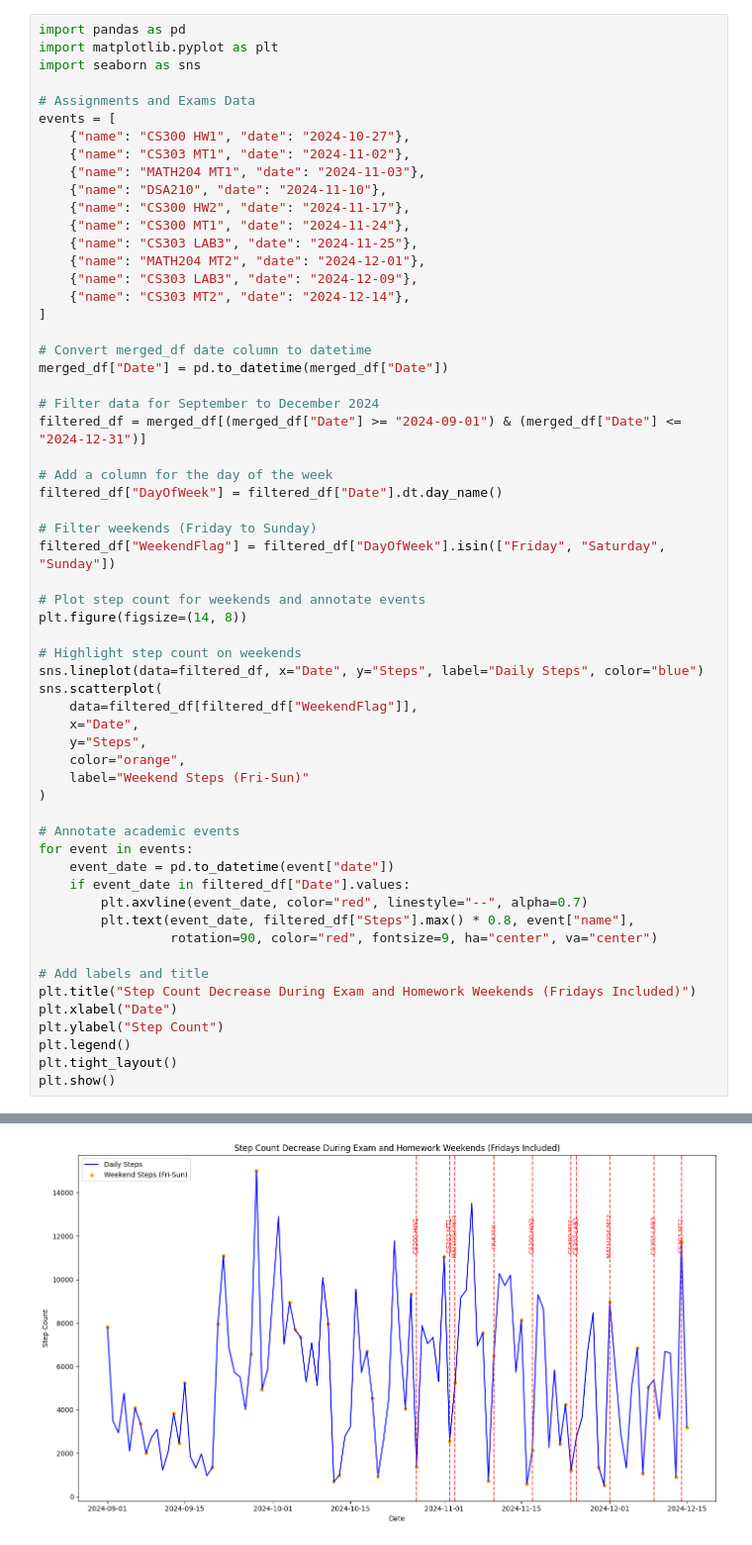
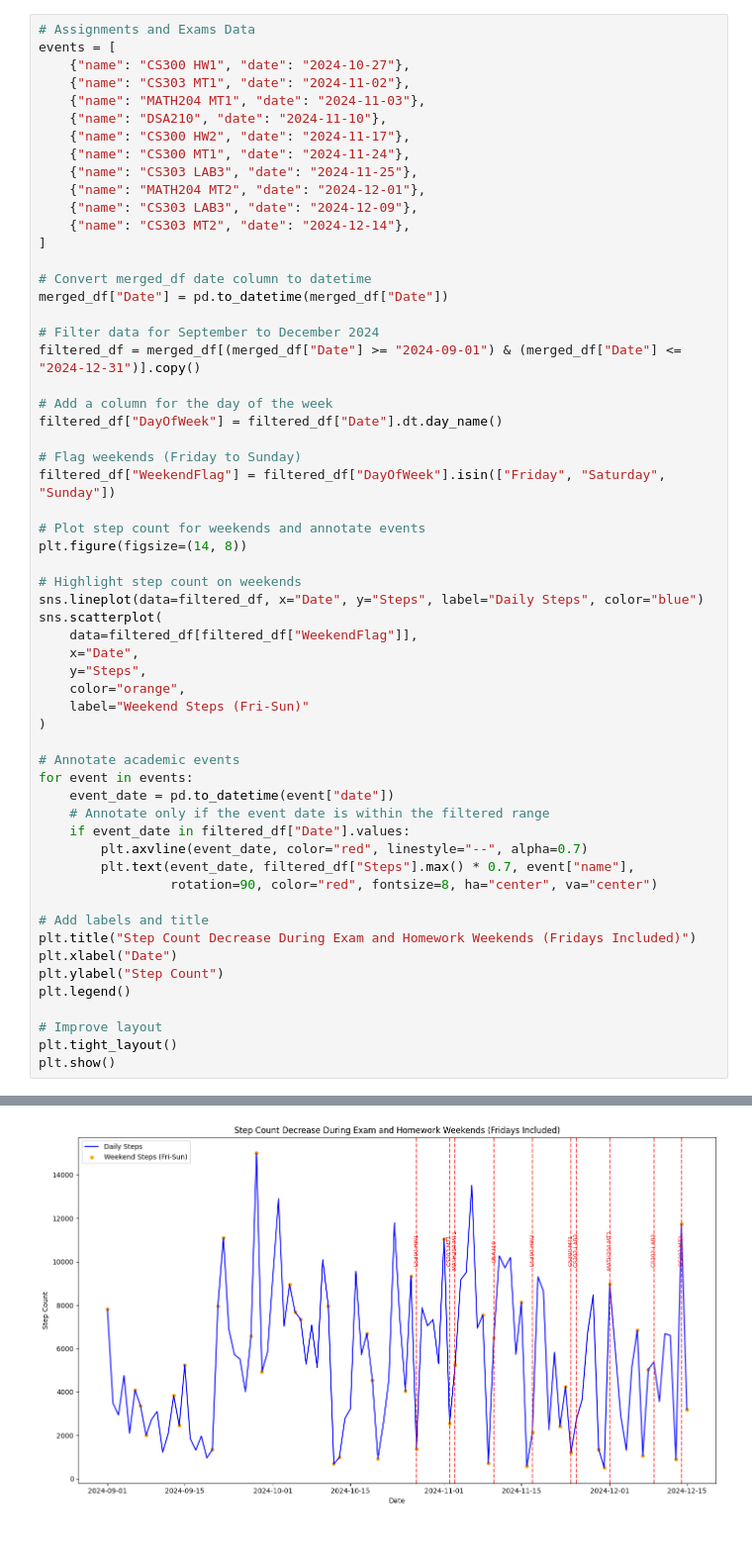
Before and after one commit to utkucaglar/Data_Analysis_Project, a Jupyter notebook: health_data_analysis.ipynb, the cells around one changed output, grey strips where cells are left out. Shown at 99% size. Drawn from its saved outputs; the diff is of its cells as text.

```diff
--- a/health_data_analysis.ipynb
+++ b/health_data_analysis.ipynb
@@ -185,8 +203,4 @@ Passing `palette` without assigning `hue` is deprecated and will be removed in v
 # %%
-import pandas as pd
-import matplotlib.pyplot as plt
-import seaborn as sns
-
 # Assignments and Exams Data
 events = [
     {"name": "CS300 HW1", "date": "2024-10-27"},
@@ -205,12 +219,12 @@ events = [
 merged_df["Date"] = pd.to_datetime(merged_df["Date"])
 
 # Filter data for September to December 2024
-filtered_df = merged_df[(merged_df["Date"] >= "2024-09-01") & (merged_df["Date"] <= "2024-12-31")]
+filtered_df = merged_df[(merged_df["Date"] >= "2024-09-01") & (merged_df["Date"] <= "2024-12-31")].copy()
 
 # Add a column for the day of the week
 filtered_df["DayOfWeek"] = filtered_df["Date"].dt.day_name()
 
-# Filter weekends (Friday to Sunday)
+# Flag weekends (Friday to Sunday)
 filtered_df["WeekendFlag"] = filtered_df["DayOfWeek"].isin(["Friday", "Saturday", "Sunday"])
 
 # Plot step count for weekends and annotate events
@@ -229,16 +243,19 @@ sns.scatterplot(
 # Annotate academic events
 for event in events:
     event_date = pd.to_datetime(event["date"])
+    # Annotate only if the event date is within the filtered range
     if event_date in filtered_df["Date"].values:
         plt.axvline(event_date, color="red", linestyle="--", alpha=0.7)
-        plt.text(event_date, filtered_df["Steps"].max() * 0.8, event["name"],
-                 rotation=90, color="red", fontsize=9, ha="center", va="center")
+        plt.text(event_date, filtered_df["Steps"].max() * 0.7, event["name"],
+                 rotation=90, color="red", fontsize=8, ha="center", va="center")
 
 # Add labels and title
 plt.title("Step Count Decrease During Exam and Homework Weekends (Fridays Included)")
 plt.xlabel("Date")
 plt.ylabel("Step Count")
 plt.legend()
+
+# Improve layout
 plt.tight_layout()
 plt.show()
 # %% [output]
@@ -255,2 +262,2 @@ See the caveats in the documentation: https://pandas.pydata.org/pandas-docs/stab
-[figure, old version]
+[figure, new version]
 # %%
```
Also changed, not shown: parts of 7 cells of this notebook.
